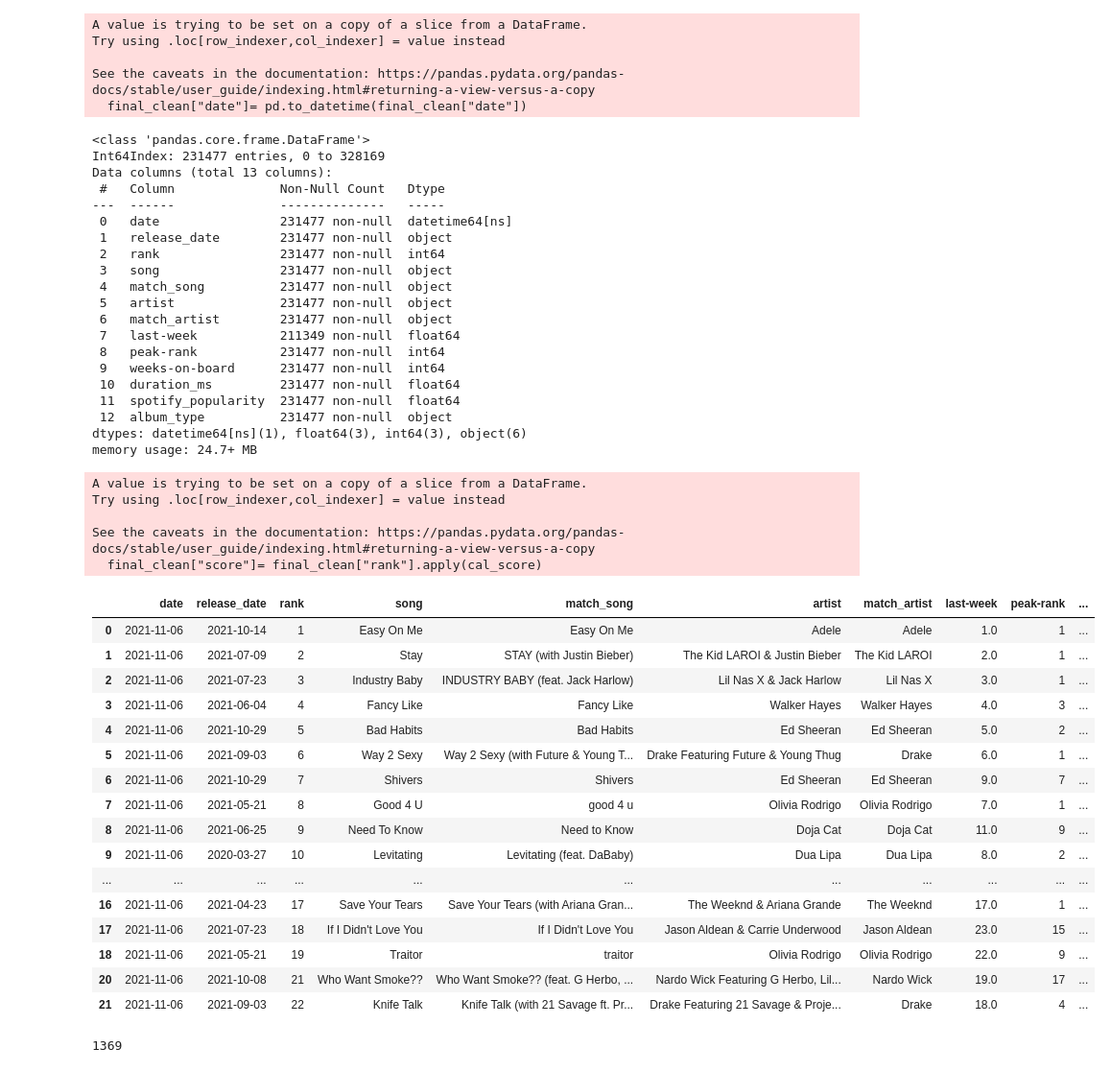
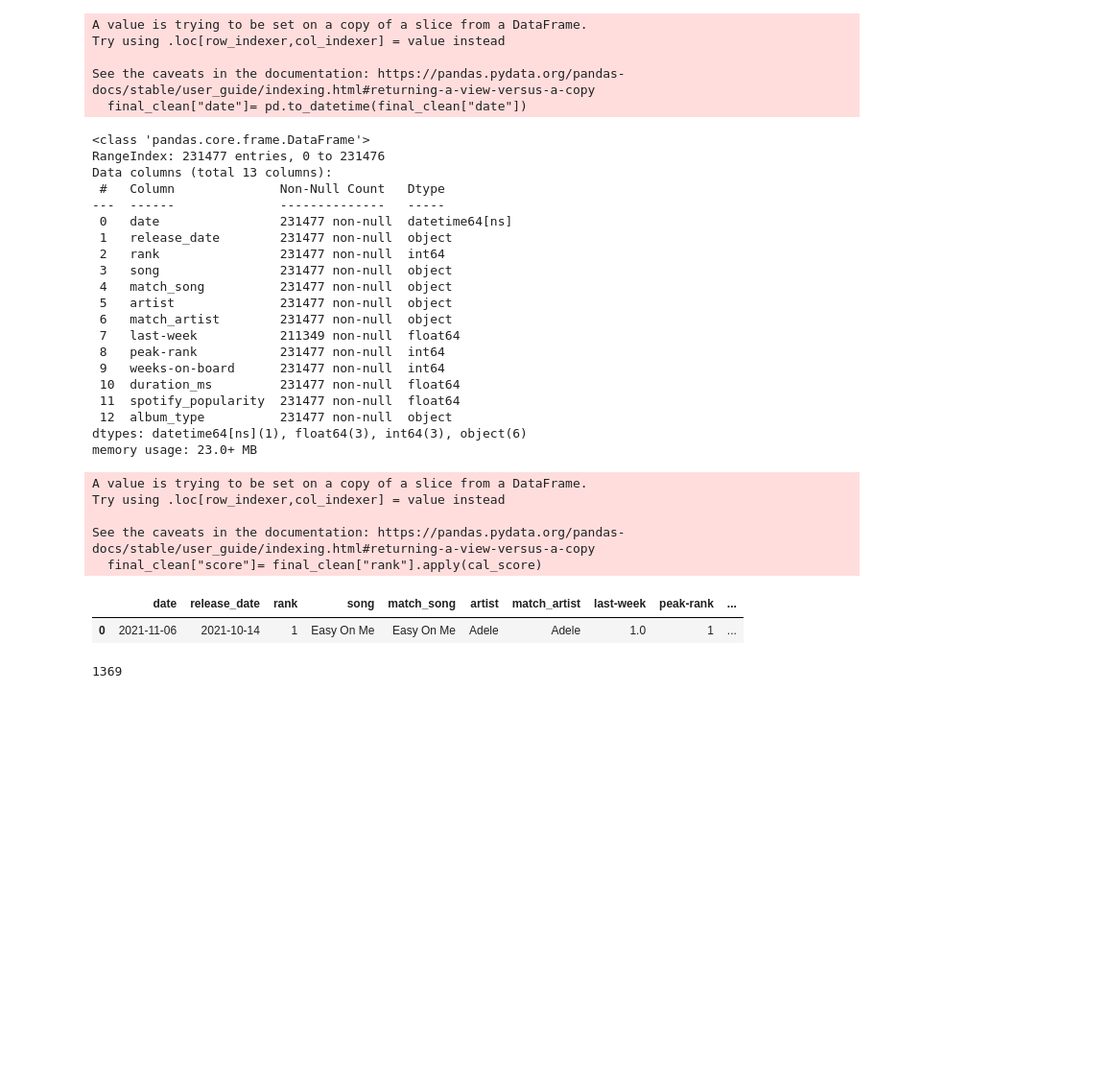
Before and after one commit to AlfaisalGassim/DS_Capstone_Hit_Song_Prediction, a Jupyter notebook: cleaning&EDA/dataCleaning.ipynb, the cells around one changed output. Shown at 96% size. Drawn from its saved outputs; the diff is of its cells as text; code cells hidden in the pictures; blank space fills up the shorter version.

Commit message:
cleaning

```diff
--- a/cleaning&EDA/dataCleaning.ipynb
+++ b/cleaning&EDA/dataCleaning.ipynb
@@ -95,4 +95,4 @@ final_clean
 | 328169 | 1958-12-15 | 1986-01-01 | 83 | Run Rudolph Run | Run Rudolph Run - Single Version | Chuck Berry | Chuck Berry | NaN | 83 | ... |
 231477 rows × 13 columns
 # %%
-final_clean.reset_index(drop=True)
+final_clean.reset_index(drop=True, inplace=True)
@@ -124,7 +110,7 @@ See the caveats in the documentation: https://pandas.pydata.org/pandas-docs/stab
 final_clean.info()
 # %% [output]
 <class 'pandas.core.frame.DataFrame'>
-Int64Index: 231477 entries, 0 to 328169
+RangeIndex: 231477 entries, 0 to 231476
 Data columns (total 13 columns):
  #   Column              Non-Null Count   Dtype
 ---  ------              --------------   -----
@@ -142,7 +128,7 @@ Data columns (total 13 columns):
  11  spotify_popularity  231477 non-null  float64
  12  album_type          231477 non-null  object
 dtypes: datetime64[ns](1), float64(3), int64(3), object(6)
-memory usage: 24.7+ MB
+memory usage: 23.0+ MB
 # %%
 #Through_The_Wire =final_clean[(final["primary_artist"] == "Kanye West") & (final_clean["song"] == "Through The Wire")]
 # %%
@@ -157,25 +143,10 @@ Try using .loc[row_indexer,col_indexer] = value instead
 See the caveats in the documentation: https://pandas.pydata.org/pandas-docs/stable/user_guide/indexing.html#returning-a-view-versus-a-copy
   final_clean["score"]= final_clean["rank"].apply(cal_score)
 # %%
-final_clean.head(21)
+final_clean.head(1)
 # %% [output]
 |  | date | release_date | rank | song | match_song | artist | match_artist | last-week | peak-rank | ... |
 | 0 | 2021-11-06 | 2021-10-14 | 1 | Easy On Me | Easy On Me | Adele | Adele | 1.0 | 1 | ... |
-| 1 | 2021-11-06 | 2021-07-09 | 2 | Stay | STAY (with Justin Bieber) | The Kid LAROI & Justin Bieber | The Kid LAROI | 2.0 | 1 | ... |
-| 2 | 2021-11-06 | 2021-07-23 | 3 | Industry Baby | INDUSTRY BABY (feat. Jack Harlow) | Lil Nas X & Jack Harlow | Lil Nas X | 3.0 | 1 | ... |
-| 3 | 2021-11-06 | 2021-06-04 | 4 | Fancy Like | Fancy Like | Walker Hayes | Walker Hayes | 4.0 | 3 | ... |
-| 4 | 2021-11-06 | 2021-10-29 | 5 | Bad Habits | Bad Habits | Ed Sheeran | Ed Sheeran | 5.0 | 2 | ... |
-| 5 | 2021-11-06 | 2021-09-03 | 6 | Way 2 Sexy | Way 2 Sexy (with Future & Young T... | Drake Featuring Future & Young Thug | Drake | 6.0 | 1 | ... |
-| 6 | 2021-11-06 | 2021-10-29 | 7 | Shivers | Shivers | Ed Sheeran | Ed Sheeran | 9.0 | 7 | ... |
-| 7 | 2021-11-06 | 2021-05-21 | 8 | Good 4 U | good 4 u | Olivia Rodrigo | Olivia Rodrigo | 7.0 | 1 | ... |
-| 8 | 2021-11-06 | 2021-06-25 | 9 | Need To Know | Need to Know | Doja Cat | Doja Cat | 11.0 | 9 | ... |
-| 9 | 2021-11-06 | 2020-03-27 | 10 | Levitating | Levitating (feat. DaBaby) | Dua Lipa | Dua Lipa | 8.0 | 2 | ... |
-| ... | ... | ... | ... | ... | ... | ... | ... | ... | ... | ... |
-| 16 | 2021-11-06 | 2021-04-23 | 17 | Save Your Tears | Save Your Tears (with Ariana Gran... | The Weeknd & Ariana Grande | The Weeknd | 17.0 | 1 | ... |
-| 17 | 2021-11-06 | 2021-07-23 | 18 | If I Didn't Love You | If I Didn't Love You | Jason Aldean & Carrie Underwood | Jason Aldean | 23.0 | 15 | ... |
-| 18 | 2021-11-06 | 2021-05-21 | 19 | Traitor | traitor | Olivia Rodrigo | Olivia Rodrigo | 22.0 | 9 | ... |
-| 20 | 2021-11-06 | 2021-10-08 | 21 | Who Want Smoke?? | Who Want Smoke?? (feat. G Herbo, ... | Nardo Wick Featuring G Herbo, Lil... | Nardo Wick | 19.0 | 17 | ... |
-| 21 | 2021-11-06 | 2021-09-03 | 22 | Knife Talk | Knife Talk (with 21 Savage ft. Pr... | Drake Featuring 21 Savage & Proje... | Drake | 18.0 | 4 | ... |
 # %%
 final_clean[final_clean["song"] == "Through The Wire"]["score"].sum()
 # %% [output]
```
Also changed, not shown: parts of 11 cells of this notebook, 1 other file.
